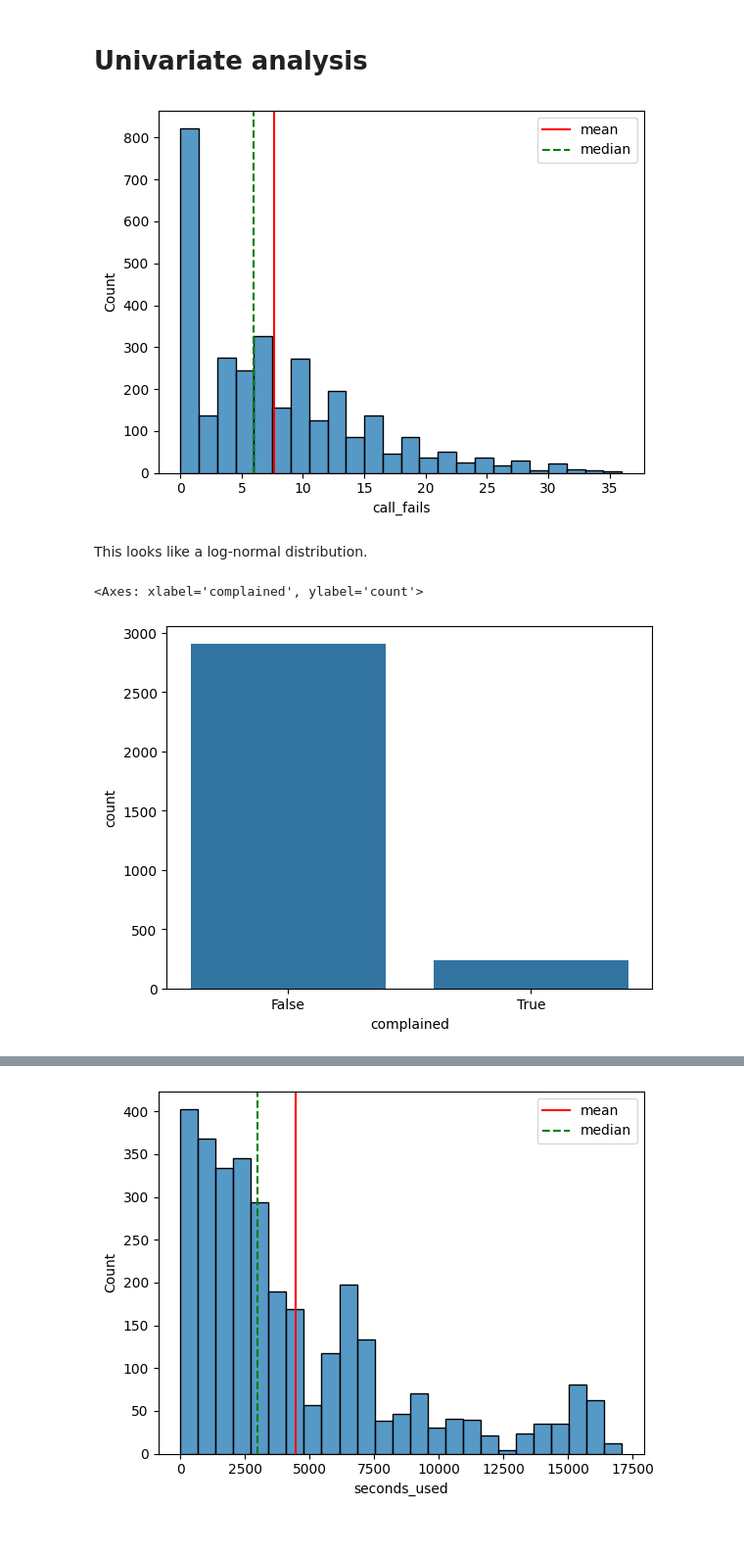
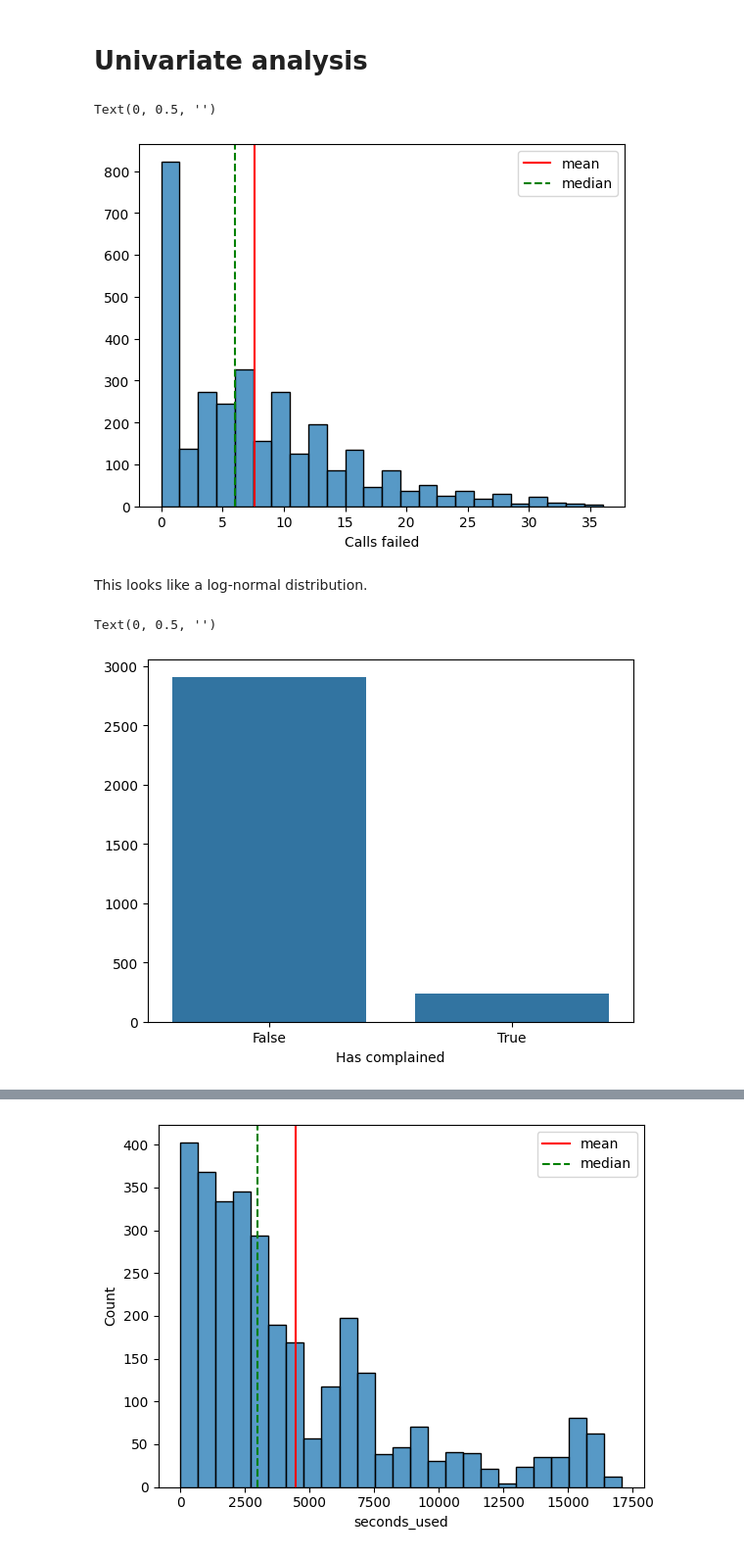
Before and after one commit to mlcuadra1/Churn-Risk-EDA, a Jupyter notebook: notebooks/Script 2 - EDA.ipynb, the cells around one changed output, grey strips where cells are left out. Shown at 98% size. Saved outputs shown, nothing was run; the diff lists cells and outputs as text; code cells hidden in the pictures.

```diff
--- a/notebooks/Script 2 - EDA.ipynb
+++ b/notebooks/Script 2 - EDA.ipynb
@@ -127,14 +101,19 @@ def draw_mean_median(dataframe):
 # %%
 sns.histplot(x='call_fails', data=df)
 draw_mean_median(df['call_fails'])
+plt.xlabel('Calls failed')
+plt.ylabel('')
 # %% [output]
+Text(0, 0.5, '')
-[figure, old version]
+[figure, new version]
 # %% [markdown]
 This looks like a log-normal distribution.
 # %%
 sns.countplot(x='complained', data=df)
+plt.xlabel('Has complained')
+plt.ylabel('')
 # %% [output]
-<Axes: xlabel='complained', ylabel='count'>
+Text(0, 0.5, '')
-[figure, old version]
+[figure, new version]
 # %%
 sns.histplot(x='sub_length', data=df)
```
Also changed, not shown: parts of 7 cells of this notebook.
